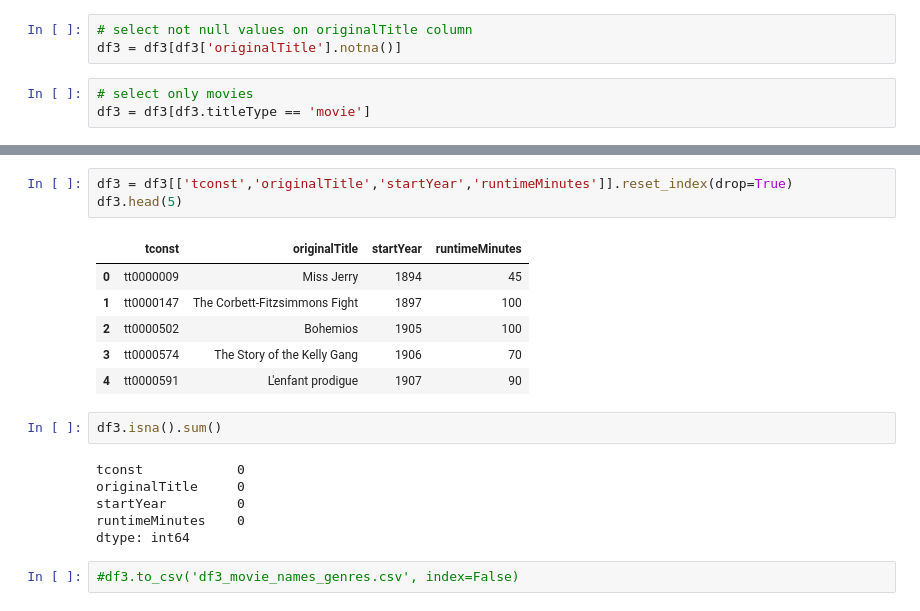
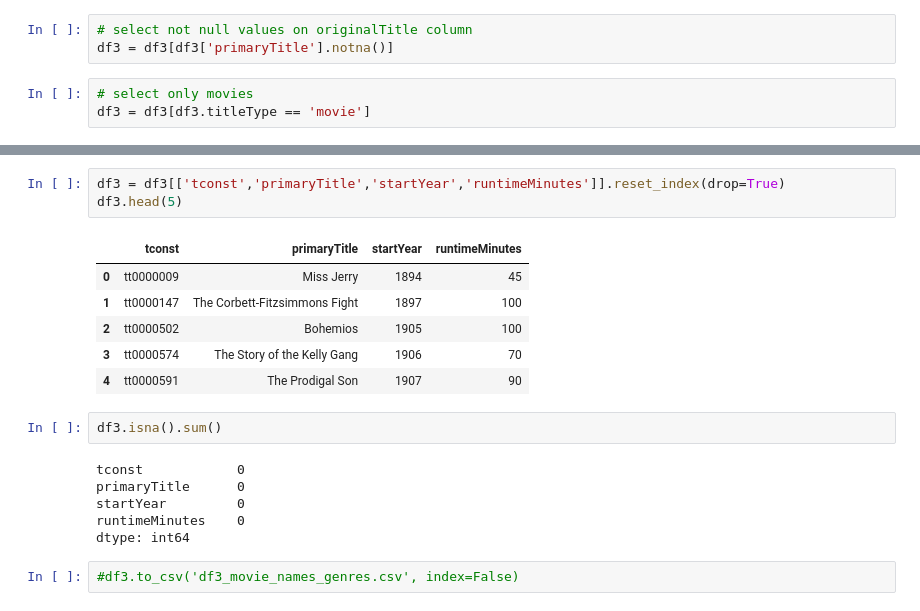
Before and after one commit to RuiVelho/My-movie-review-prediction, a Jupyter notebook: movies_actors.ipynb, the cells around one changed output, grey strips where cells are left out. Cells and saved outputs as stored; diff of their text form.

```diff
--- a/movies_actors.ipynb
+++ b/movies_actors.ipynb
@@ -109,7 +109,7 @@ df3.head()
 | 4 | tt0000005 | short | Blacksmith Scene | Blacksmith Scene | 0 | 1893 | \N | 1 | Comedy,Short |
 # %%
 # select not null values on originalTitle column
-df3 = df3[df3['originalTitle'].notna()]
+df3 = df3[df3['primaryTitle'].notna()]
 # %%
 # select only movies
 df3 = df3[df3.titleType == 'movie']
@@ -125,20 +125,20 @@ df3.head(5)
 | 570 | tt0000574 | movie | The Story of the Kelly Gang | The Story of the Kelly Gang | 0 | 1906 | \N | 70 | Action,Adventure,Biography |
 | 587 | tt0000591 | movie | The Prodigal Son | L'enfant prodigue | 0 | 1907 | \N | 90 | Drama |
 # %%
-df3 = df3[['tconst','originalTitle','startYear','runtimeMinutes']].reset_index(drop=True)
+df3 = df3[['tconst','primaryTitle','startYear','runtimeMinutes']].reset_index(drop=True)
 df3.head(5)
 # %% [output]
-|  | tconst | originalTitle | startYear | runtimeMinutes |
+|  | tconst | primaryTitle | startYear | runtimeMinutes |
 | 0 | tt0000009 | Miss Jerry | 1894 | 45 |
 | 1 | tt0000147 | The Corbett-Fitzsimmons Fight | 1897 | 100 |
 | 2 | tt0000502 | Bohemios | 1905 | 100 |
 | 3 | tt0000574 | The Story of the Kelly Gang | 1906 | 70 |
-| 4 | tt0000591 | L'enfant prodigue | 1907 | 90 |
+| 4 | tt0000591 | The Prodigal Son | 1907 | 90 |
 # %%
 df3.isna().sum()
 # %% [output]
 tconst            0
-originalTitle     0
+primaryTitle      0
 startYear         0
 runtimeMinutes    0
 dtype: int64
```
Also changed, not shown: parts of 32 cells of this notebook, 1 other file.
